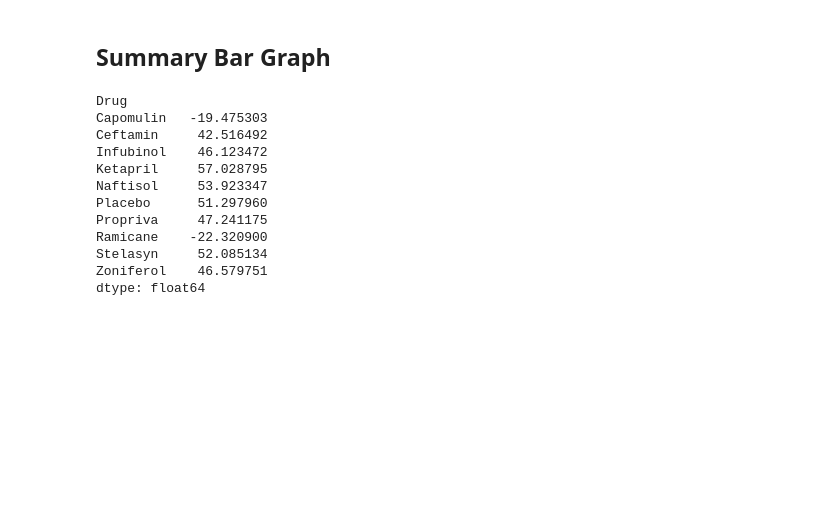
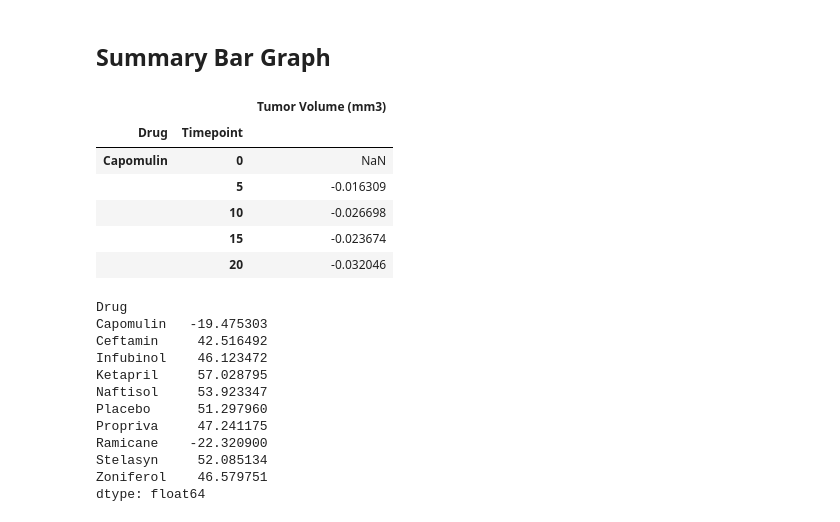
Before and after one commit to bwaiharo/matplotlib-challenge, a Jupyter notebook: pymaceuticals_starter.ipynb, the cells around one changed output. Drawn from its saved outputs; the diff is of its cells as text; code cells hidden in the pictures; blank space fills up the shorter version.

```diff
--- a/pymaceuticals_starter.ipynb
+++ b/pymaceuticals_starter.ipynb
@@ -284,8 +284,17 @@ plt.show()
 ## Summary Bar Graph
 # %%
 # Calculate the percent changes for each drug
-
+summary_df = mean_tumor_volume_df.pct_change()
 # Display the data to confirm
+summary_df.head(5)
+# %% [output]
+|  |  | Tumor Volume (mm3) |
+| Drug | Timepoint |  |
+| Capomulin | 0 | NaN |
+|  | 5 | -0.016309 |
+|  | 10 | -0.026698 |
+|  | 15 | -0.023674 |
+|  | 20 | -0.032046 |
 # %%
 # %% [output]
 Drug
```
Also changed, not shown: parts of 2 cells of this notebook.
